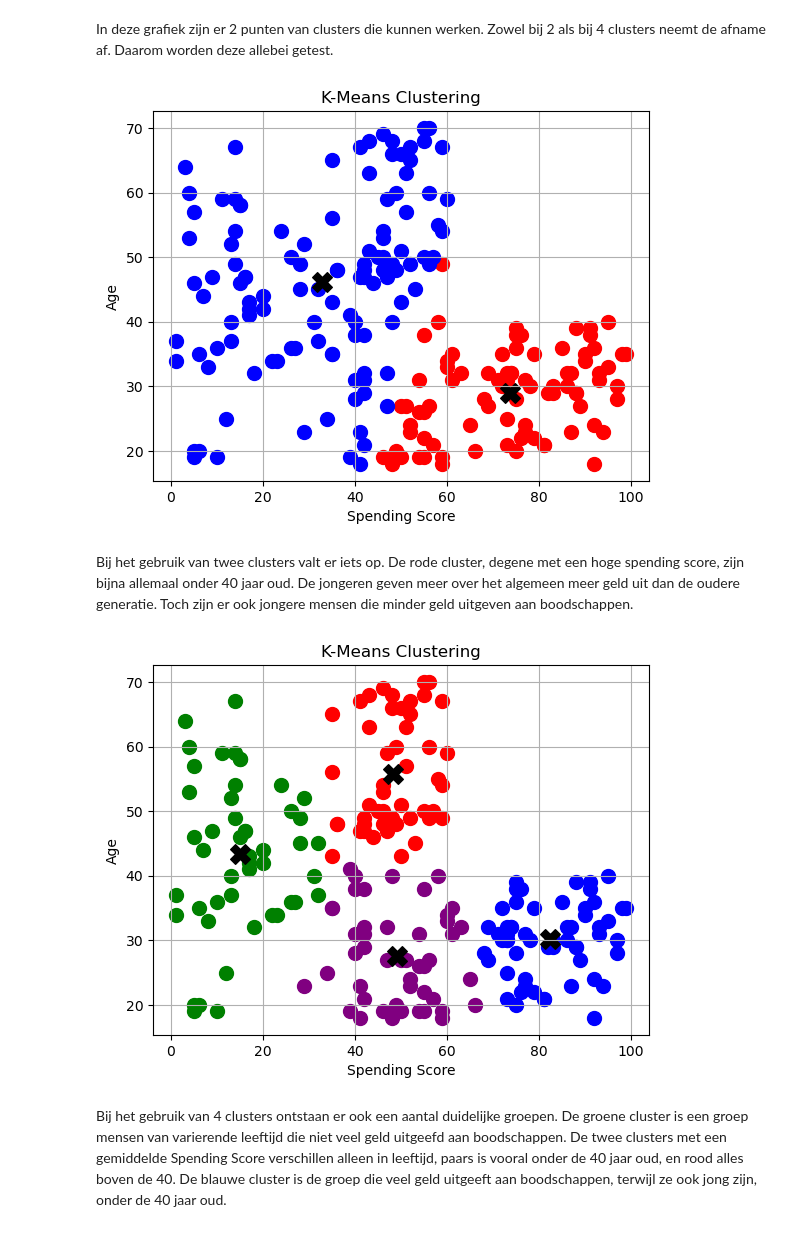
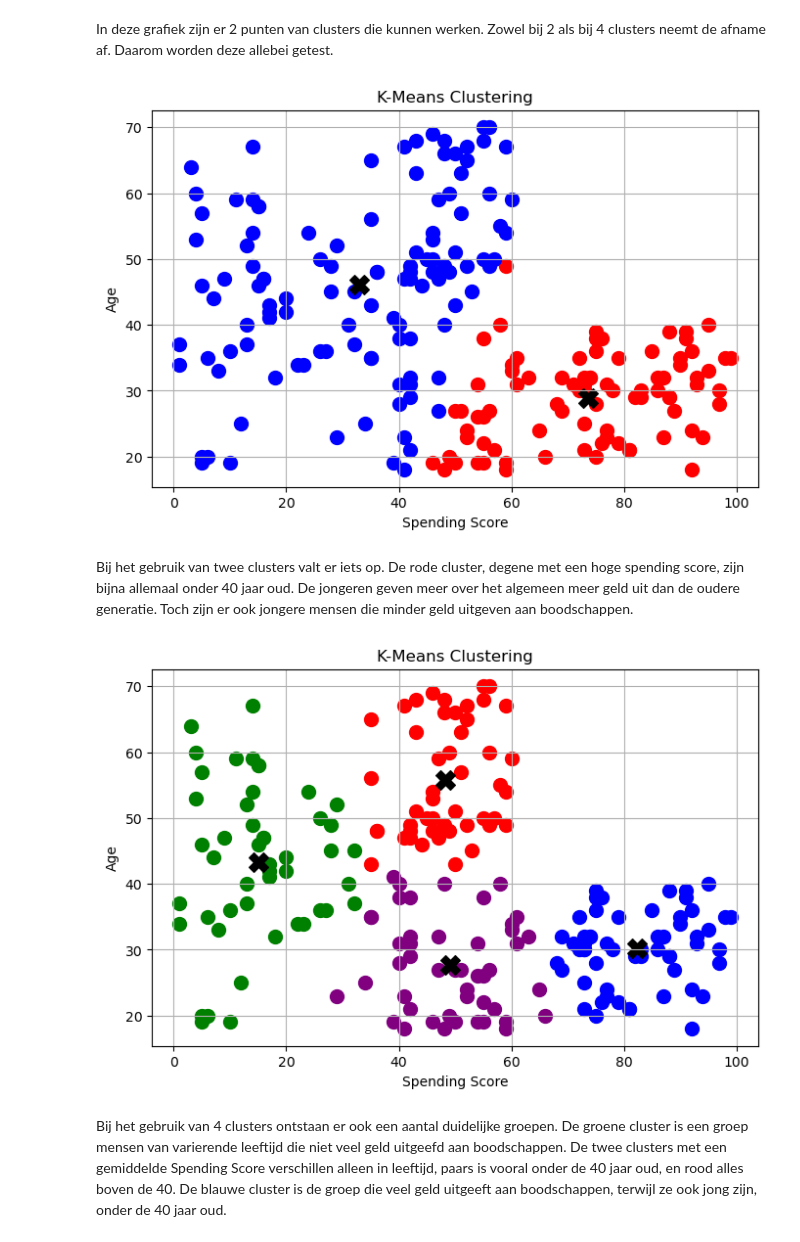
Before and after one commit to SemKieboom/Mall_Customers-Clustering, a Jupyter notebook: Groepsproject ML Clustering.ipynb, the cells around one changed output. Saved outputs shown, nothing was run; the diff lists cells and outputs as text; code cells hidden in the pictures.

```diff
--- a/Groepsproject ML Clustering.ipynb
+++ b/Groepsproject ML Clustering.ipynb
@@ -204,23 +205,23 @@ In deze grafiek zijn er 2 punten van clusters die kunnen werken. Zowel bij 2 als
 # %%
 kmeans = KMeans(n_clusters=2, init='k-means++', n_init=10, random_state=42)
 y_kmeans = kmeans.fit_predict(X)
 df['Cluster'] = y_kmeans
-
+fig2 = plt.figure(figsize=(8, 5))
 colors = ['red', 'blue', 'green', 'purple', 'orange']
 for i in range(5):
     plt.scatter(X.values[y_kmeans == i, 0], X.values[y_kmeans == i, 1],
                 s=100, c=colors[i], label=f'Cluster {i+1}')
 
 plt.scatter(kmeans.cluster_centers_[:, 0], kmeans.cluster_centers_[:, 1],
             s=200, c='black', marker='X', label='Center')
 
 plt.xlabel('Spending Score')
 plt.ylabel('Age')
 plt.title('K-Means Clustering')
 plt.grid(True)
 plt.show()
 # %% [output]
-[figure, old version]
+[figure, new version]
 # %% [markdown]
 Bij het gebruik van twee clusters valt er iets op. De rode cluster, degene met een hoge spending score, zijn bijna allemaal onder 40 jaar oud. De jongeren geven meer over het algemeen meer geld uit dan de oudere generatie. Toch zijn er ook jongere mensen die minder geld uitgeven aan boodschappen.
 # %%
@@ -228,6 +229,7 @@ kmeans = KMeans(n_clusters=4, init='k-means++', n_init=10, random_state=42)
 y_kmeans = kmeans.fit_predict(X)
 df['Cluster'] = y_kmeans
 
+fig3 = plt.figure(figsize=(8, 5))
 colors = ['red', 'blue', 'green', 'purple', 'orange']
 for i in range(5):
     plt.scatter(X.values[y_kmeans == i, 0], X.values[y_kmeans == i, 1],
@@ -242,7 +244,7 @@ plt.title('K-Means Clustering')
 plt.grid(True)
 plt.show()
 # %% [output]
-[figure, old version]
+[figure, new version]
 # %% [markdown]
 Bij het gebruik van 4 clusters ontstaan er ook een aantal duidelijke groepen. De groene cluster is een groep mensen van varierende leeftijd die niet veel geld uitgeefd aan boodschappen. De twee clusters met een gemiddelde Spending Score verschillen alleen in leeftijd, paars is vooral onder de 40 jaar oud, en rood alles boven de 40. De blauwe cluster is de groep die veel geld uitgeeft aan boodschappen, terwijl ze ook jong zijn, onder de 40 jaar oud.
 # %% [markdown]
```
Also changed, not shown: parts of 5 cells of this notebook.
